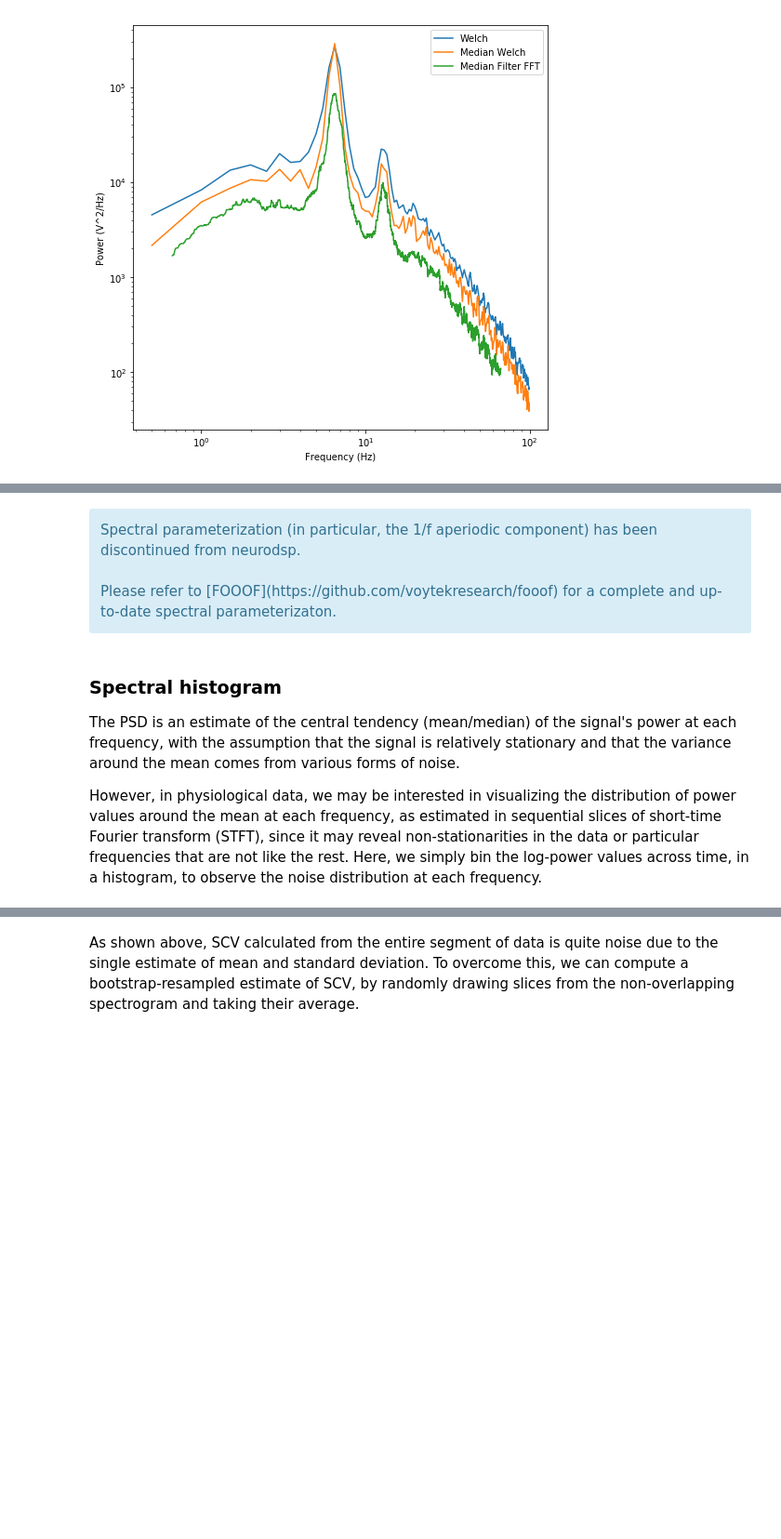
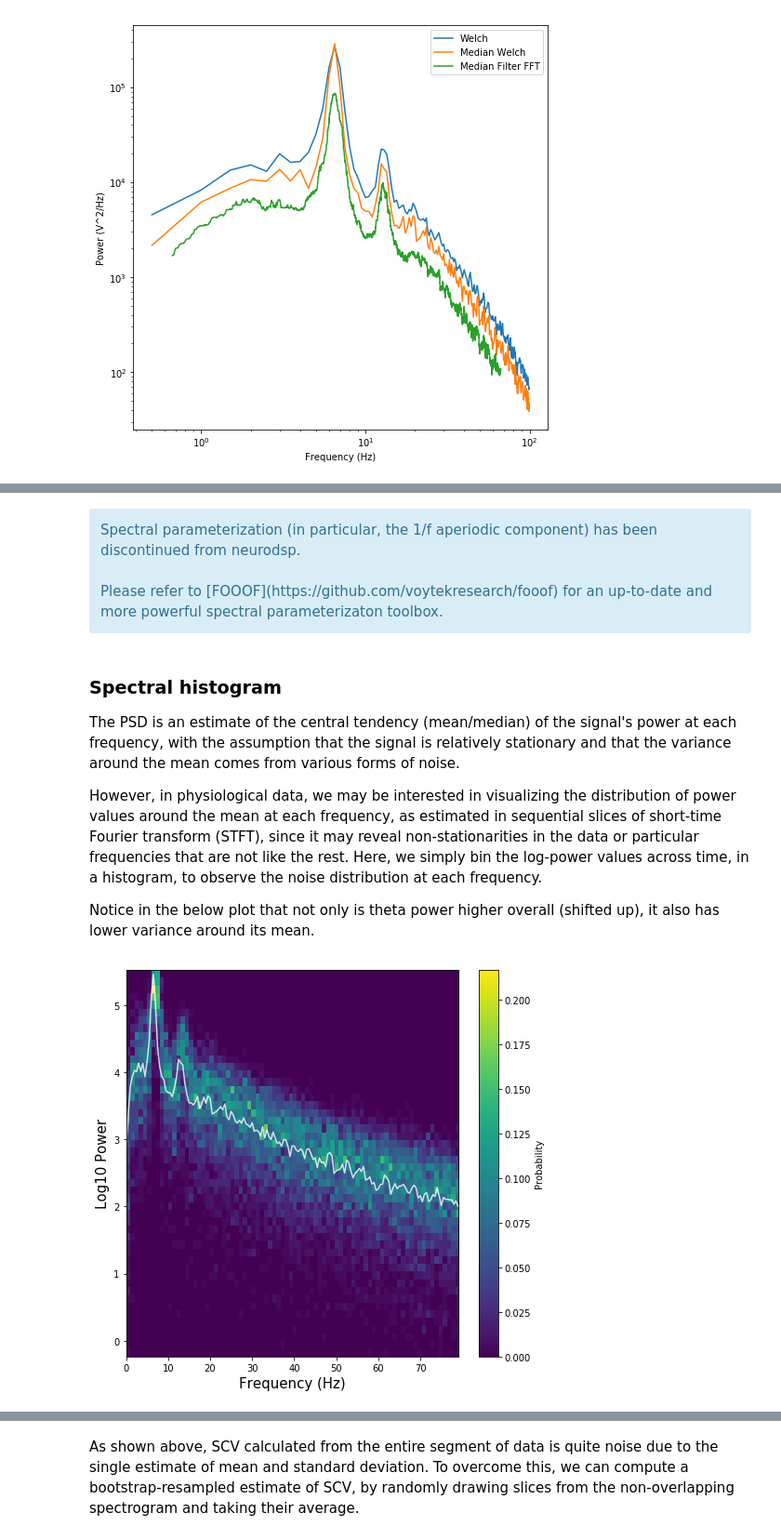
Before and after one commit to neurodsp-tools/neurodsp, a Jupyter notebook: tutorials/4-SpectralAnalysis.ipynb, the cells around one changed output, grey strips where cells are left out. Shown at 93% size. Drawn from its saved outputs; the diff is of its cells as text; code cells hidden in the pictures; blank space fills up the shorter version.

```diff
--- a/tutorials/4-SpectralAnalysis.ipynb
+++ b/tutorials/4-SpectralAnalysis.ipynb
@@ -66,18 +66,19 @@ Here, we can fit the 1/f slope between any two frequencies while excluding a num
 Spectral parameterization (in particular, the 1/f aperiodic component) has been discontinued from neurodsp.
 <br>
 <br>
-Please refer to [FOOOF](https://github.com/voytekresearch/fooof) for a complete and up-to-date spectral parameterizaton.
+Please refer to [FOOOF](https://github.com/voytekresearch/fooof) for an up-to-date and more powerful spectral parameterizaton toolbox.
 </div>
 # %% [markdown]
 ### Spectral histogram
 The PSD is an estimate of the central tendency (mean/median) of the signal's power at each frequency, with the assumption that the signal is relatively stationary and that the variance around the mean comes from various forms of noise.
 
 However, in physiological data, we may be interested in visualizing the distribution of power values around the mean at each frequency, as estimated in sequential slices of short-time Fourier transform (STFT), since it may reveal non-stationarities in the data or particular frequencies that are not like the rest. Here, we simply bin the log-power values across time, in a histogram, to observe the noise distribution at each frequency.
+
+Notice in the below plot that not only is theta power higher overall (shifted up), it also has lower variance around its mean.
 # %%
 f, bins, spect_hist = spectral.spectral_hist(x, fs, nbins=50, f_lim=(0,80), cutpct=(0.1,99.9))
-#plts.spectral.plot_spectral_hist(f, bins, spect_hist, freq_med, P_med)
-
-# Notice in the below plot that not only is theta power higher overall (shifted up),
-#    it also has lower variance around its mean.
+plot_spectral_hist(f, bins, spect_hist, freq_med, P_med)
+# %% [output]
+[figure, added]
 # %% [markdown]
 ### Spectral Coefficient of Variation
```
Also changed, not shown: parts of 12 cells of this notebook, 3 other files.
